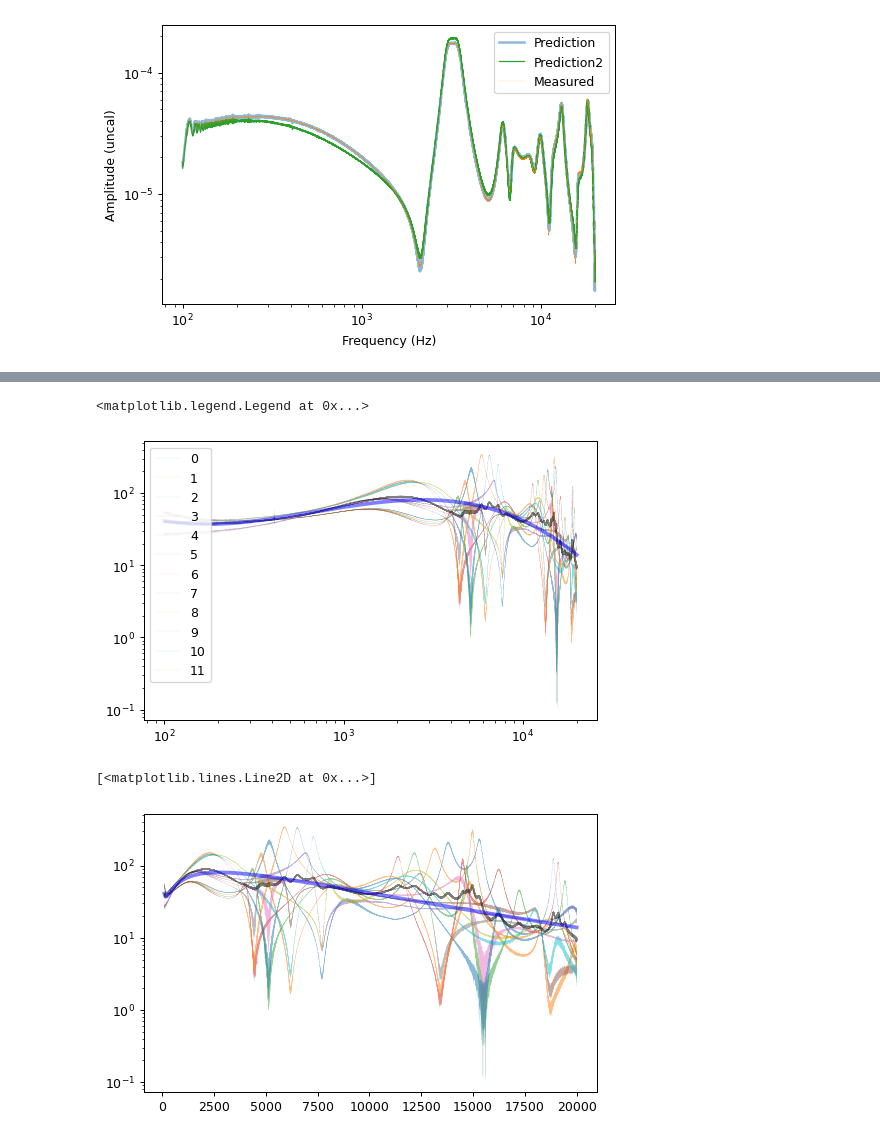
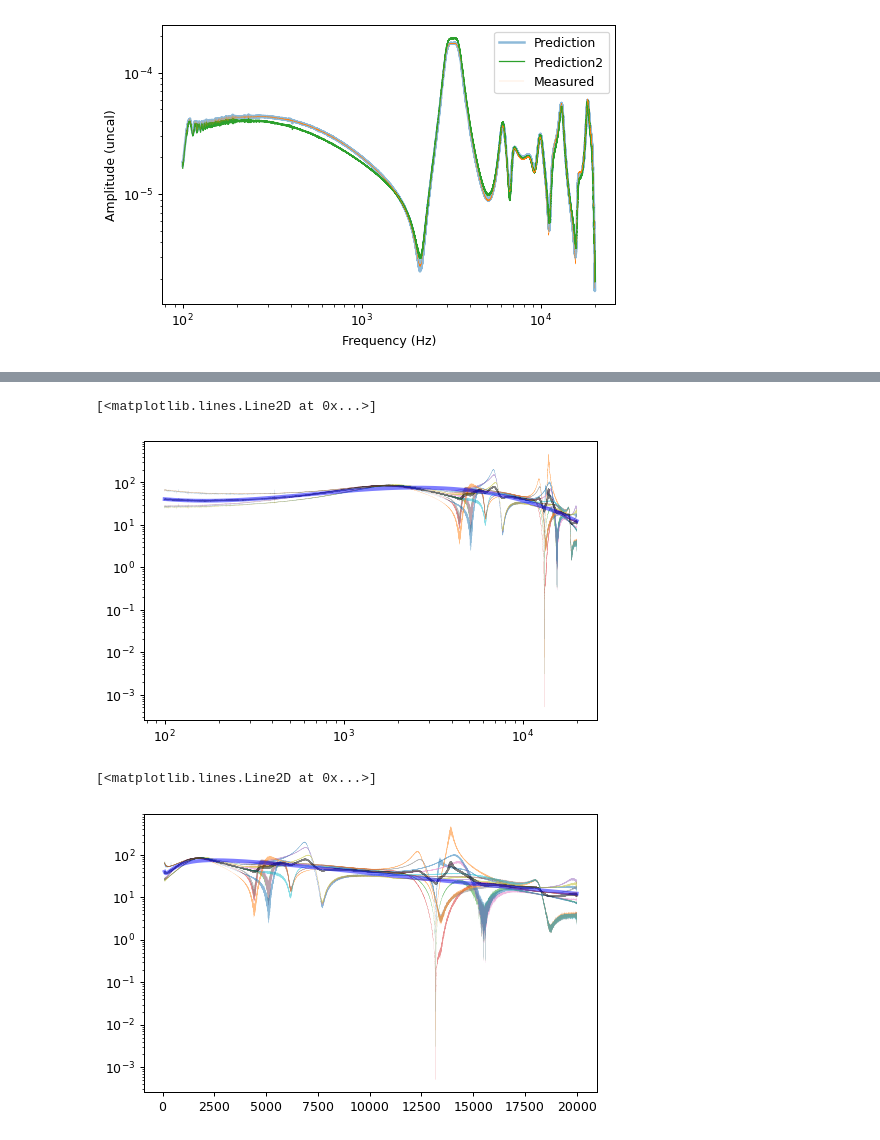
Before and after one commit to Tympan/auren-python, a Jupyter notebook: jupyter_notebooks/2024-07-02_auren_calibration_0.ipynb, the cells around one changed output, grey strips where cells are left out. Saved outputs shown, nothing was run; the diff lists cells and outputs as text; code cells hidden in the pictures.

```diff
--- a/jupyter_notebooks/2024-07-02_auren_calibration_0.ipynb
+++ b/jupyter_notebooks/2024-07-02_auren_calibration_0.ipynb
@@ -422,7 +422,7 @@ for i, mic in enumerate(channels[:-1]):
     p_probe_pred = cavern_model.p_measured(
         f[0, 0] * units.Hz,
         x_probe[0] + x_probe_offset,
-        x_mic[mic1], x_mic[mic_ref],
+        x_mic[mic], x_mic[mic_ref],
         p[:, trial, mic] * cal2[:, mic], p[:, trial, mic_ref])
     # mic_p_correction[i] = np.abs(p_probe_pred)
     mic_p_correction[i] = np.abs(p_ref_on_f[:, trial] / p_probe_pred)
@@ -470,13 +467,13 @@ plt.legend(range(8))
 # %%
 plt.figure(**figkwargs)
 plt.loglog(f[0, 0], mic_p_correction.reshape(np.prod(mic_p_correction.shape[:2]), -1).T, lw=0.1, alpha=0.5)
 plt.loglog(f[0, 0], amp_cal_orig, 'k', alpha=0.5, lw=1)
 # plt.loglog(f[0, 0], amp_cal_b, 'r', alpha=0.75, lw=1)
 plt.loglog(f[0, 0], amp_cal2, 'b', alpha=0.5, lw=3)
-plt.legend(range(12))
+# plt.legend(range(12))
 # %% [output]
-<matplotlib.legend.Legend at 0x...>
+[<matplotlib.lines.Line2D at 0x...>]
-[figure, old version]
+[figure, new version]
 # %%
 plt.figure(**figkwargs)
 plt.semilogy(f[0, 0], mic_p_correction.reshape(np.prod(mic_p_correction.shape[:2]), -1).T, lw=0.1, alpha=0.5)
@@ -485,7 +482,7 @@ plt.semilogy(f[0, 0], amp_cal, 'k', alpha=0.5, lw=1)
 plt.semilogy(f[0, 0], amp_cal2, 'b', alpha=0.5, lw=3)
 # %% [output]
 [<matplotlib.lines.Line2D at 0x...>]
-[figure, old version]
+[figure, new version]
 # %%
 amp_cal = amp_cal2
 # amp_cal = 10**np.log10(np.abs(amp_cal_orig)).mean(0)
```
Also changed, not shown: parts of 6 cells of this notebook.
